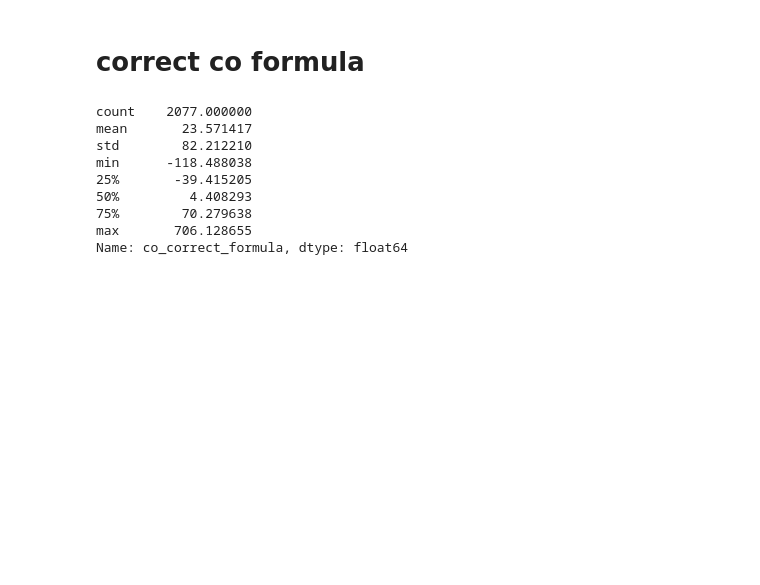
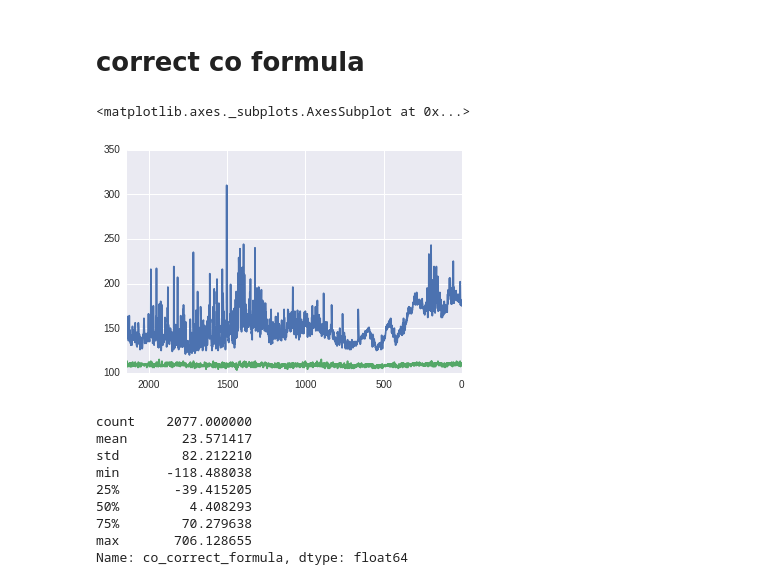
Before and after one commit to airpublic/climathon2016, a Jupyter notebook: correct_no2_co_formula.ipynb, the cells around one changed output. Cells and saved outputs as stored; diff of their text form; code cells hidden in the pictures; blank space fills up the shorter version.

```diff
--- a/correct_no2_co_formula.ipynb
+++ b/correct_no2_co_formula.ipynb
@@ -102,8 +102,17 @@ def correct_co(CO_working=None, CO_aux=None, ppbCO=None, temp_correction = +1):
     scaled_working = raw_CO_working - CO_WORKING_ELECTRODE_ELECTRONIC_ZERO_MV  - CO_WORKING_ELECTRODE_SENSOR_ZERO_MV
 
     return  (scaled_working -  scaled_aux )/CO_SENSITIVITY
+# %%
+df['raw_CO_working'] = df[['co_working','co_aux','co']].apply(lambda x: reverse_co(x.values[0], x.values[1], x.values[2])[0], axis=1)
+df['raw_CO_aux'] = df[['co_working','co_aux','co']].apply(lambda x: reverse_co(x.values[0], x.values[1], x.values[2])[1], axis=1)
 # %%
 df['co_correct_formula'] = df[['co_working','co_aux','co']].apply(lambda x: correct_co(x.values[0], x.values[1], x.values[2]), axis=1)
+# %%
+df.raw_CO_working.plot()
+df.raw_CO_aux.plot()
+# %% [output]
+<matplotlib.axes._subplots.AxesSubplot at 0x...>
+[figure, added]
 # %%
 df.co_correct_formula.describe()
 # %% [output]
```
Also changed, not shown: parts of 2 cells of this notebook.
